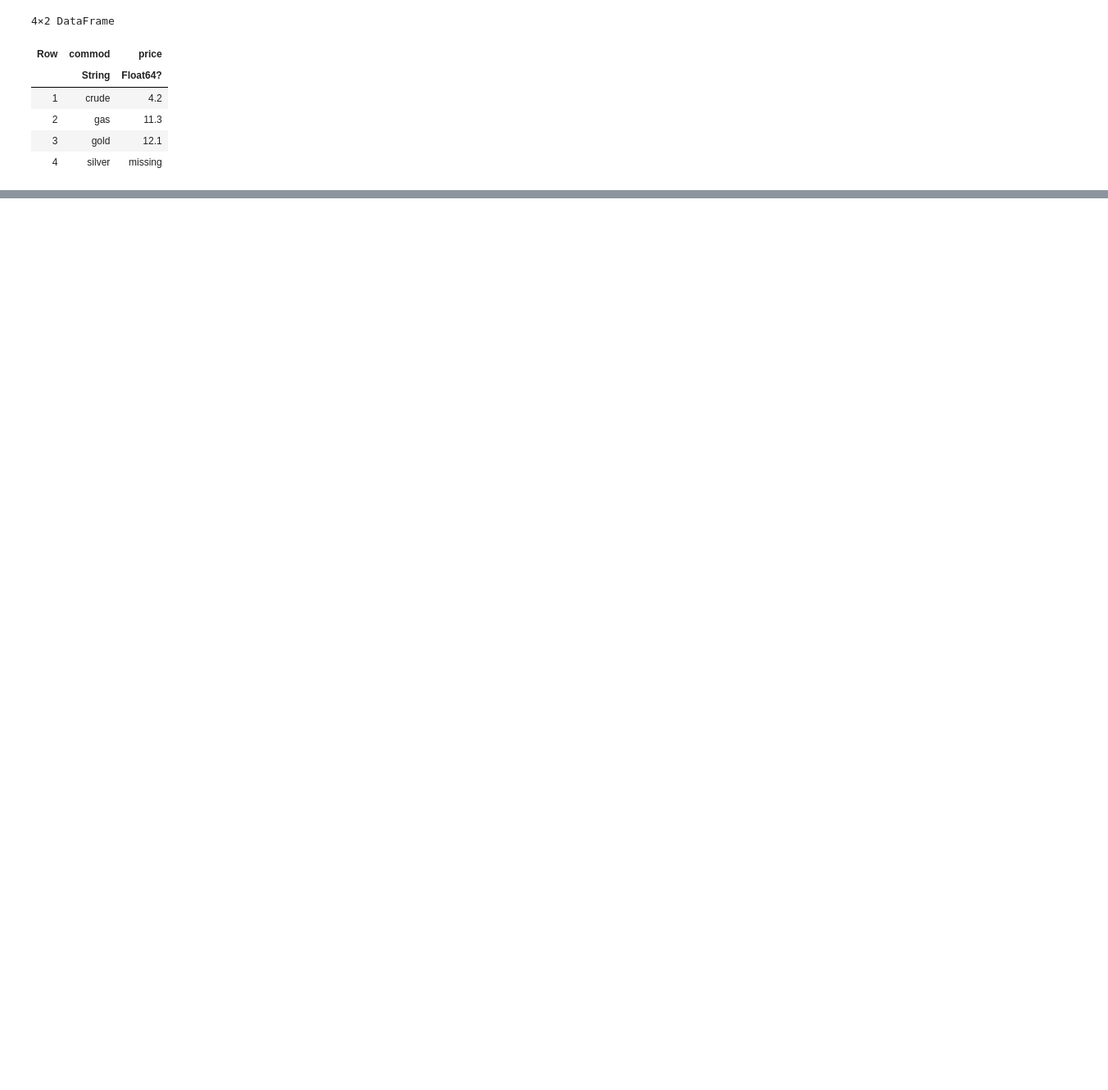
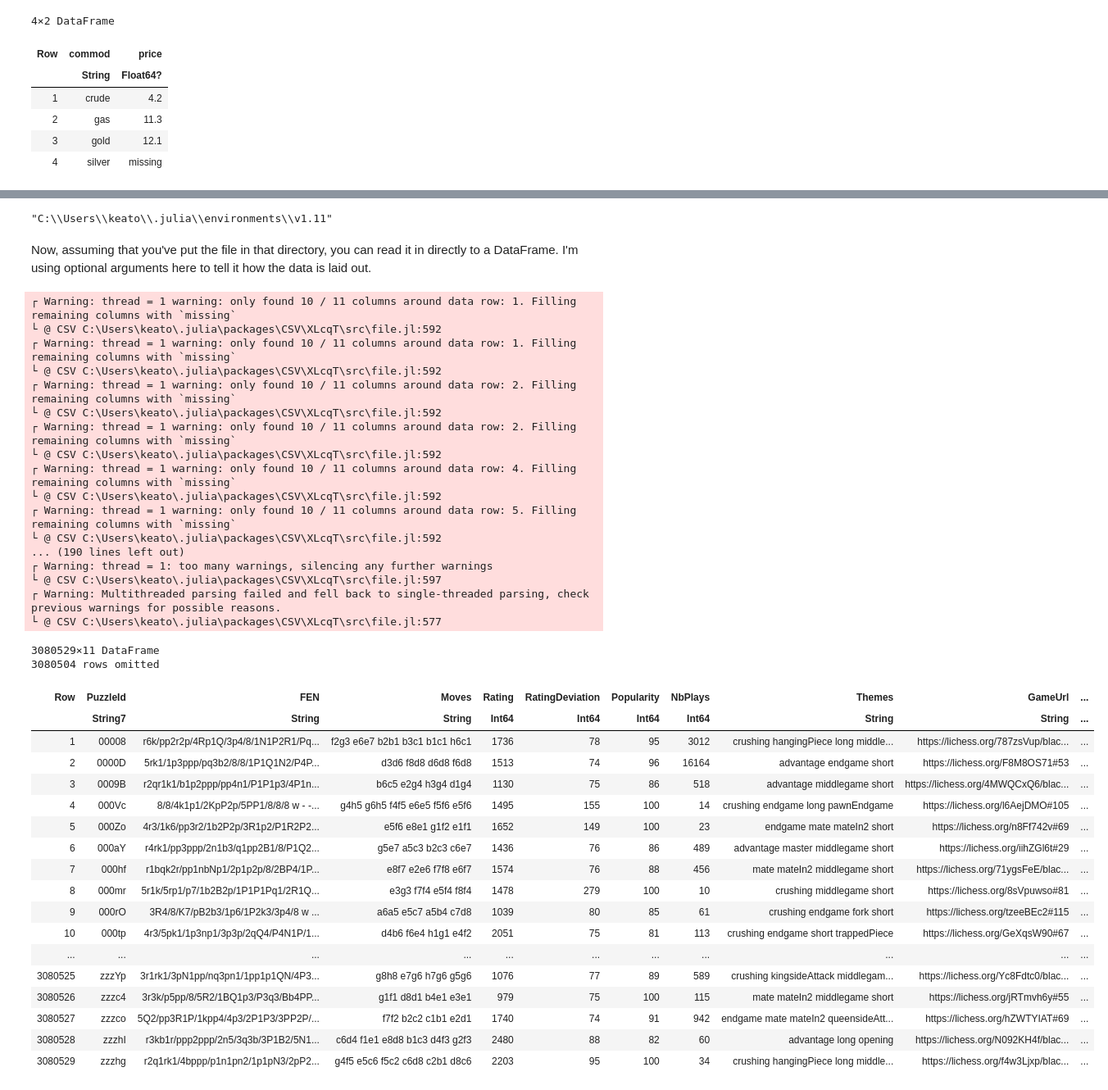
Before and after one commit to dgevans/ComputationalBootcamp, a Jupyter notebook: Week 1/Day 2: Useful Packages for Working With Data.ipynb, the cells around one changed output, grey strips where cells are left out. Shown: that part at 82% size. Drawn from its saved outputs; the diff is of its cells as text; code cells hidden in the pictures; blank space fills up the shorter version.

```diff
--- a/Week 1/Day 2: Useful Packages for Working With Data.ipynb
+++ b/Week 1/Day 2: Useful Packages for Working With Data.ipynb
@@ -136,0 +339,49 @@ df = DataFrame(commod = commodities, price = last_price)
+# %%
+pwd()
+# %% [output]
+"C:\\Users\\keato\\.julia\\environments\\v1.11"
+# %% [markdown]
+Now, assuming that you've put the file in that directory, you can read it in directly to a DataFrame. I'm using optional arguments here to tell it how the data is laid out.
+# %%
+using CSV
+using DataFrames
+puzzles = CSV.read("new_puzzles.csv", DataFrame; delim=',', header=["PuzzleId", "FEN", "Moves", "Rating", "RatingDeviation",
+                            "Popularity", "NbPlays", "Themes", "GameUrl", "OpeningTag", "OpeningVariation"])
+# %% [output]
+┌ Warning: thread = 1 warning: only found 10 / 11 columns around data row: 1. Filling remaining columns with `missing`
+└ @ CSV C:\Users\keato\.julia\packages\CSV\XLcqT\src\file.jl:592
+┌ Warning: thread = 1 warning: only found 10 / 11 columns around data row: 1. Filling remaining columns with `missing`
+└ @ CSV C:\Users\keato\.julia\packages\CSV\XLcqT\src\file.jl:592
+┌ Warning: thread = 1 warning: only found 10 / 11 columns around data row: 2. Filling remaining columns with `missing`
+└ @ CSV C:\Users\keato\.julia\packages\CSV\XLcqT\src\file.jl:592
+┌ Warning: thread = 1 warning: only found 10 / 11 columns around data row: 2. Filling remaining columns with `missing`
+└ @ CSV C:\Users\keato\.julia\packages\CSV\XLcqT\src\file.jl:592
+┌ Warning: thread = 1 warning: only found 10 / 11 columns around data row: 4. Filling remaining columns with `missing`
+└ @ CSV C:\Users\keato\.julia\packages\CSV\XLcqT\src\file.jl:592
+┌ Warning: thread = 1 warning: only found 10 / 11 columns around data row: 5. Filling remaining columns with `missing`
+└ @ CSV C:\Users\keato\.julia\packages\CSV\XLcqT\src\file.jl:592
+... (190 lines left out)
+┌ Warning: thread = 1: too many warnings, silencing any further warnings
+└ @ CSV C:\Users\keato\.julia\packages\CSV\XLcqT\src\file.jl:597
+┌ Warning: Multithreaded parsing failed and fell back to single-threaded parsing, check previous warnings for possible reasons.
+└ @ CSV C:\Users\keato\.julia\packages\CSV\XLcqT\src\file.jl:577
+3080529×11 DataFrame
+3080504 rows omitted
+| Row | PuzzleId | FEN | Moves | Rating | RatingDeviation | Popularity | NbPlays | Themes | GameUrl | ... |
+|  | String7 | String | String | Int64 | Int64 | Int64 | Int64 | String | String | ... |
+| 1 | 00008 | r6k/pp2r2p/4Rp1Q/3p4/8/1N1P2R1/Pq... | f2g3 e6e7 b2b1 b3c1 b1c1 h6c1 | 1736 | 78 | 95 | 3012 | crushing hangingPiece long middle... | https://lichess.org/787zsVup/blac... | ... |
+| 2 | 0000D | 5rk1/1p3ppp/pq3b2/8/8/1P1Q1N2/P4P... | d3d6 f8d8 d6d8 f6d8 | 1513 | 74 | 96 | 16164 | advantage endgame short | https://lichess.org/F8M8OS71#53 | ... |
+| 3 | 0009B | r2qr1k1/b1p2ppp/pp4n1/P1P1p3/4P1n... | b6c5 e2g4 h3g4 d1g4 | 1130 | 75 | 86 | 518 | advantage middlegame short | https://lichess.org/4MWQCxQ6/blac... | ... |
+| 4 | 000Vc | 8/8/4k1p1/2KpP2p/5PP1/8/8/8 w - -... | g4h5 g6h5 f4f5 e6e5 f5f6 e5f6 | 1495 | 155 | 100 | 14 | crushing endgame long pawnEndgame | https://lichess.org/l6AejDMO#105 | ... |
+| 5 | 000Zo | 4r3/1k6/pp3r2/1b2P2p/3R1p2/P1R2P2... | e5f6 e8e1 g1f2 e1f1 | 1652 | 149 | 100 | 23 | endgame mate mateIn2 short | https://lichess.org/n8Ff742v#69 | ... |
+| 6 | 000aY | r4rk1/pp3ppp/2n1b3/q1pp2B1/8/P1Q2... | g5e7 a5c3 b2c3 c6e7 | 1436 | 76 | 86 | 489 | advantage master middlegame short | https://lichess.org/iihZGl6t#29 | ... |
+| 7 | 000hf | r1bqk2r/pp1nbNp1/2p1p2p/8/2BP4/1P... | e8f7 e2e6 f7f8 e6f7 | 1574 | 76 | 88 | 456 | mate mateIn2 middlegame short | https://lichess.org/71ygsFeE/blac... | ... |
+| 8 | 000mr | 5r1k/5rp1/p7/1b2B2p/1P1P1Pq1/2R1Q... | e3g3 f7f4 e5f4 f8f4 | 1478 | 279 | 100 | 10 | crushing middlegame short | https://lichess.org/8sVpuwso#81 | ... |
+| 9 | 000rO | 3R4/8/K7/pB2b3/1p6/1P2k3/3p4/8 w ... | a6a5 e5c7 a5b4 c7d8 | 1039 | 80 | 85 | 61 | crushing endgame fork short | https://lichess.org/tzeeBEc2#115 | ... |
+| 10 | 000tp | 4r3/5pk1/1p3np1/3p3p/2qQ4/P4N1P/1... | d4b6 f6e4 h1g1 e4f2 | 2051 | 75 | 81 | 113 | crushing endgame short trappedPiece | https://lichess.org/GeXqsW90#67 | ... |
+| ... | ... | ... | ... | ... | ... | ... | ... | ... | ... | ... |
+| 3080525 | zzzYp | 3r1rk1/3pN1pp/nq3pn1/1pp1p1QN/4P3... | g8h8 e7g6 h7g6 g5g6 | 1076 | 77 | 89 | 589 | crushing kingsideAttack middlegam... | https://lichess.org/Yc8Fdtc0/blac... | ... |
+| 3080526 | zzzc4 | 3r3k/p5pp/8/5R2/1BQ1p3/P3q3/Bb4PP... | g1f1 d8d1 b4e1 e3e1 | 979 | 75 | 100 | 115 | mate mateIn2 middlegame short | https://lichess.org/jRTmvh6y#55 | ... |
+| 3080527 | zzzco | 5Q2/pp3R1P/1kpp4/4p3/2P1P3/3PP2P/... | f7f2 b2c2 c1b1 e2d1 | 1740 | 74 | 91 | 942 | endgame mate mateIn2 queensideAtt... | https://lichess.org/hZWTYIAT#69 | ... |
+| 3080528 | zzzhI | r3kb1r/ppp2ppp/2n5/3q3b/3P1B2/5N1... | c6d4 f1e1 e8d8 b1c3 d4f3 g2f3 | 2480 | 88 | 82 | 60 | advantage long opening | https://lichess.org/N092KH4f/blac... | ... |
+| 3080529 | zzzhg | r2q1rk1/4bppp/p1n1pn2/1p1pN3/2pP2... | g4f5 e5c6 f5c2 c6d8 c2b1 d8c6 | 2203 | 95 | 100 | 34 | crushing hangingPiece long middle... | https://lichess.org/f4w3Ljxp/blac... | ... |
```
Also changed, not shown: parts of 48 cells of this notebook, 1 other file.
